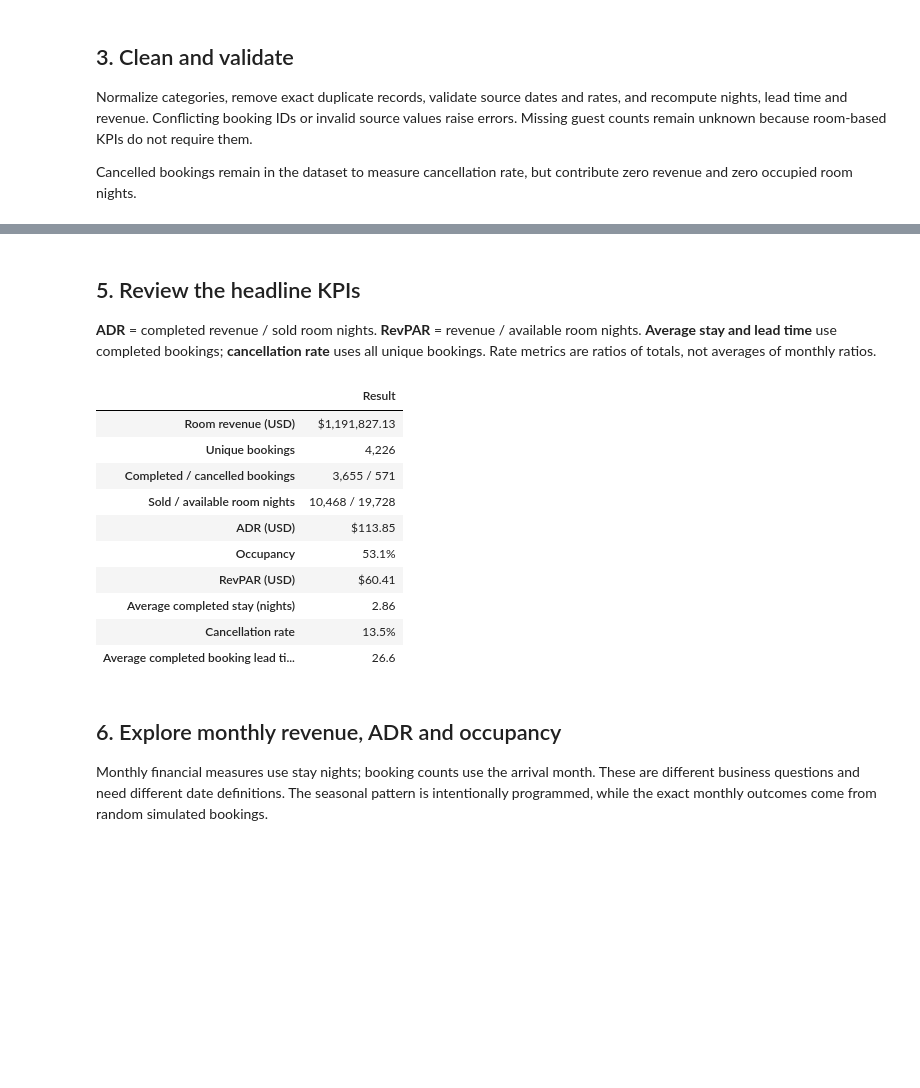
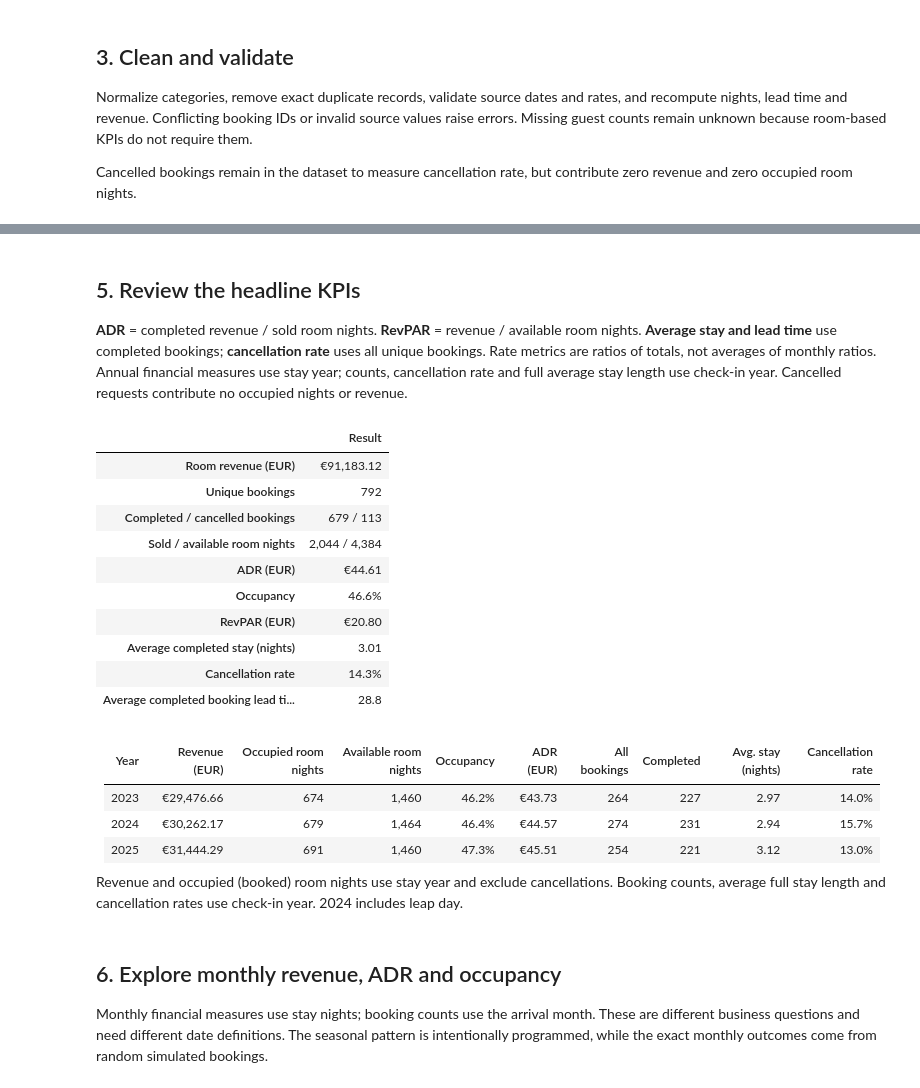
Before and after one commit to devitne9/hotel-revenue-analytics, a Jupyter notebook: notebooks/hotel_revenue_analysis.ipynb, the cells around one changed output, grey strips where cells are left out. Drawn from its saved outputs; the diff is of its cells as text; code cells hidden in the pictures; blank space fills up the shorter version.

```diff
--- a/notebooks/hotel_revenue_analysis.ipynb
+++ b/notebooks/hotel_revenue_analysis.ipynb
@@ -126,8 +128,11 @@ Expand each completed stay from check-in through the night before checkout. This
 nightly = build_room_nights(bookings)
 daily = daily_performance(nightly)
 kpis = calculate_kpis(bookings, nightly)
+annual = annual_performance(bookings, daily)
+validation = validate_guesthouse(bookings, nightly, daily, annual)
+display(pd.Series(validation["checks"], name="Passed").to_frame())
 
-assert daily["available_room_nights"].sum() == 19_728
+assert daily["available_room_nights"].sum() == 4_384
 assert (daily["room_nights"] <= daily["available_room_nights"]).all()
 assert not nightly.duplicated(["room_id", "stay_date"]).any()
 assert np.isclose(nightly["nightly_revenue"].sum(), bookings["revenue"].sum())
@@ -150,41 +175,51 @@ Revenue reconciliation and capacity checks passed.
 # %% [markdown]
 ## 5. Review the headline KPIs
 
-**ADR** = completed revenue / sold room nights. **RevPAR** = revenue / available room nights. **Average stay and lead time** use completed bookings; **cancellation rate** uses all unique bookings. Rate metrics are ratios of totals, not averages of monthly ratios.
+**ADR** = completed revenue / sold room nights. **RevPAR** = revenue / available room nights. **Average stay and lead time** use completed bookings; **cancellation rate** uses all unique bookings. Rate metrics are ratios of totals, not averages of monthly ratios. Annual financial measures use stay year; counts, cancellation rate and full average stay length use check-in year. Cancelled requests contribute no occupied nights or revenue.
 # %%
 summary = {
-    "Room revenue (USD)": f"${kpis['total_revenue']:,.2f}",
+    "Room revenue (EUR)": f"€{kpis['total_revenue']:,.2f}",
     "Unique bookings": f"{kpis['total_bookings']:,}",
     "Completed / cancelled bookings": f"{kpis['completed_bookings']:,} / {kpis['cancelled_bookings']:,}",
     "Sold / available room nights": f"{kpis['room_nights']:,} / {kpis['available_room_nights']:,}",
-    "ADR (USD)": f"${kpis['adr']:.2f}",
+    "ADR (EUR)": f"€{kpis['adr']:.2f}",
     "Occupancy": f"{kpis['occupancy_rate']:.1%}",
-    "RevPAR (USD)": f"${kpis['revpar']:.2f}",
+    "RevPAR (EUR)": f"€{kpis['revpar']:.2f}",
     "Average completed stay (nights)": f"{kpis['average_length_of_stay']:.2f}",
     "Cancellation rate": f"{kpis['cancellation_rate']:.1%}",
     "Average completed booking lead time (days)": f"{kpis['average_lead_time']:.1f}",
 }
 display(pd.Series(summary, name="Result").to_frame())
 
+display(Markdown(annual_summary_markdown(annual)))
+
 tables = {
+    "annual_performance": annual,
     "monthly_performance": monthly_performance(bookings, daily),
     "room_performance": room_performance(bookings, daily),
     **seasonality_tables(bookings, daily),
 }
 tables.update(pricing_tables(bookings, daily, tables["monthly_performance"]))
 create_visualizations(bookings, tables)
 # %% [output]
 |  | Result |
-| Room revenue (USD) | $1,191,827.13 |
-| Unique bookings | 4,226 |
-| Completed / cancelled bookings | 3,655 / 571 |
-| Sold / available room nights | 10,468 / 19,728 |
-| ADR (USD) | $113.85 |
-| Occupancy | 53.1% |
-| RevPAR (USD) | $60.41 |
-| Average completed stay (nights) | 2.86 |
-| Cancellation rate | 13.5% |
-| Average completed booking lead ti... | 26.6 |
+| Room revenue (EUR) | €91,183.12 |
+| Unique bookings | 792 |
+| Completed / cancelled bookings | 679 / 113 |
+| Sold / available room nights | 2,044 / 4,384 |
+| ADR (EUR) | €44.61 |
+| Occupancy | 46.6% |
+| RevPAR (EUR) | €20.80 |
+| Average completed stay (nights) | 3.01 |
+| Cancellation rate | 14.3% |
+| Average completed booking lead ti... | 28.8 |
+| Year | Revenue (EUR) | Occupied room nights | Available room nights | Occupancy | ADR (EUR) | All bookings | Completed | Avg. stay (nights) | Cancellation rate |
+|:--|--:|--:|--:|--:|--:|--:|--:|--:|--:|
+| 2023 | €29,476.66 | 674 | 1,460 | 46.2% | €43.73 | 264 | 227 | 2.97 | 14.0% |
+| 2024 | €30,262.17 | 679 | 1,464 | 46.4% | €44.57 | 274 | 231 | 2.94 | 15.7% |
+| 2025 | €31,444.29 | 691 | 1,460 | 47.3% | €45.51 | 254 | 221 | 3.12 | 13.0% |
+
+Revenue and occupied (booked) room nights use stay year and exclude cancellations. Booking counts, average full stay length and cancellation rates use check-in year. 2024 includes leap day.
 # %% [markdown]
 ## 6. Explore monthly revenue, ADR and occupancy
 
```
Also changed, not shown: parts of 16 cells of this notebook, 37 other files.
